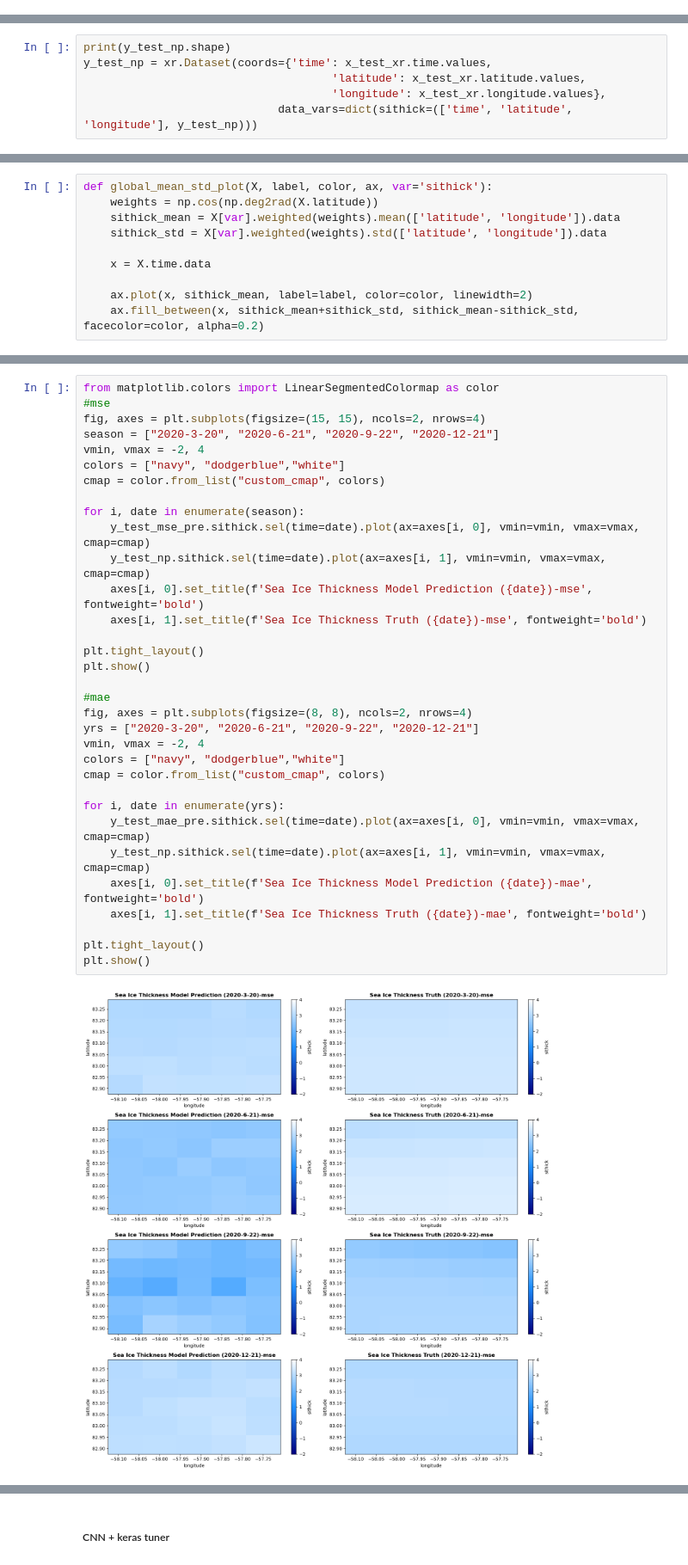
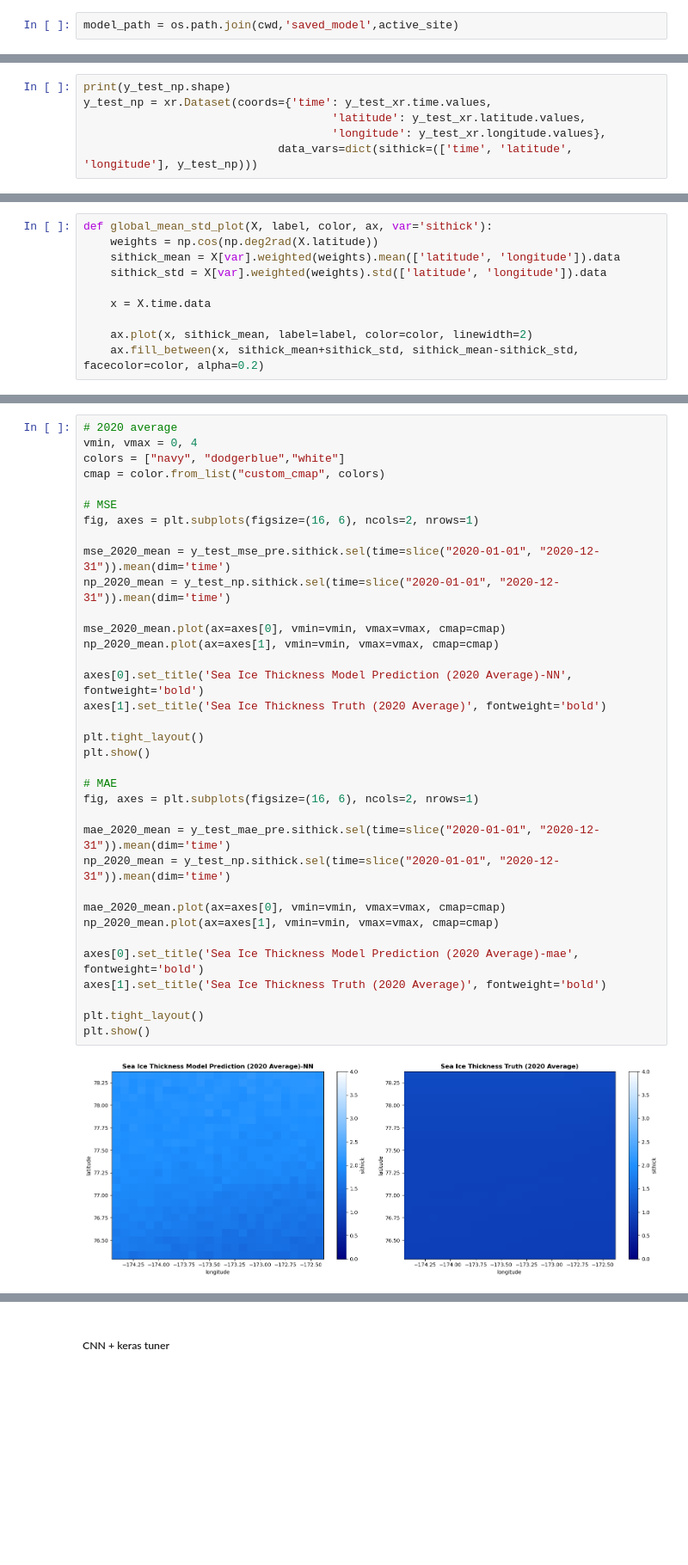
Before and after one commit to tmkel/EAEE4000_MLProject, a Jupyter notebook: Final Project_bering_strait.ipynb, the cells around one changed output, grey strips where cells are left out. Shown at 86% size. Cells and saved outputs as stored; diff of their text form; blank space fills up the shorter version.

```diff
--- a/Final Project_bering_strait.ipynb
+++ b/Final Project_bering_strait.ipynb
@@ -904,4 +695,6 @@ model_top2.save(os.path.join(model_path,'CNN_LSTM_model_randomsearch_10trials_ra
 - CNN_LSTM + keras tuner
 # %% [markdown]
 ##### NN
+# %%
+model_path = os.path.join(cwd,'saved_model',active_site)
 # %%
@@ -942,7 +732,7 @@ graph
 # %%
 print(y_test_np.shape)
-y_test_np = xr.Dataset(coords={'time': x_test_xr.time.values,
-                                     'latitude': x_test_xr.latitude.values,
-                                     'longitude': x_test_xr.longitude.values},
+y_test_np = xr.Dataset(coords={'time': y_test_xr.time.values,
+                                     'latitude': y_test_xr.latitude.values,
+                                     'longitude': y_test_xr.longitude.values},
                              data_vars=dict(sithick=(['time', 'latitude', 'longitude'], y_test_np)))
 # %% [output]
@@ -1009,35 +846,37 @@ plt.tight_layout()
 # %%
-from matplotlib.colors import LinearSegmentedColormap as color
-#mse
-fig, axes = plt.subplots(figsize=(15, 15), ncols=2, nrows=4)
-season = ["2020-3-20", "2020-6-21", "2020-9-22", "2020-12-21"]
-vmin, vmax = -2, 4
+# 2020 average
+vmin, vmax = 0, 4
 colors = ["navy", "dodgerblue","white"]
 cmap = color.from_list("custom_cmap", colors)
 
-for i, date in enumerate(season):
-    y_test_mse_pre.sithick.sel(time=date).plot(ax=axes[i, 0], vmin=vmin, vmax=vmax, cmap=cmap)
-    y_test_np.sithick.sel(time=date).plot(ax=axes[i, 1], vmin=vmin, vmax=vmax, cmap=cmap)
-    axes[i, 0].set_title(f'Sea Ice Thickness Model Prediction ({date})-mse', fontweight='bold')
-    axes[i, 1].set_title(f'Sea Ice Thickness Truth ({date})-mse', fontweight='bold')
+# MSE
+fig, axes = plt.subplots(figsize=(16, 6), ncols=2, nrows=1)
+
+mse_2020_mean = y_test_mse_pre.sithick.sel(time=slice("2020-01-01", "2020-12-31")).mean(dim='time')
+np_2020_mean = y_test_np.sithick.sel(time=slice("2020-01-01", "2020-12-31")).mean(dim='time')
+
+mse_2020_mean.plot(ax=axes[0], vmin=vmin, vmax=vmax, cmap=cmap)
+np_2020_mean.plot(ax=axes[1], vmin=vmin, vmax=vmax, cmap=cmap)
+
+axes[0].set_title('Sea Ice Thickness Model Prediction (2020 Average)-NN', fontweight='bold')
+axes[1].set_title('Sea Ice Thickness Truth (2020 Average)', fontweight='bold')
 
 plt.tight_layout()
 plt.show()
 
-#mae
-fig, axes = plt.subplots(figsize=(8, 8), ncols=2, nrows=4)
-yrs = ["2020-3-20", "2020-6-21", "2020-9-22", "2020-12-21"]
-vmin, vmax = -2, 4
-colors = ["navy", "dodgerblue","white"]
-cmap = color.from_list("custom_cmap", colors)
+# MAE
+fig, axes = plt.subplots(figsize=(16, 6), ncols=2, nrows=1)
 
-for i, date in enumerate(yrs):
-    y_test_mae_pre.sithick.sel(time=date).plot(ax=axes[i, 0], vmin=vmin, vmax=vmax, cmap=cmap)
-    y_test_np.sithick.sel(time=date).plot(ax=axes[i, 1], vmin=vmin, vmax=vmax, cmap=cmap)
-    axes[i, 0].set_title(f'Sea Ice Thickness Model Prediction ({date})-mae', fontweight='bold')
-    axes[i, 1].set_title(f'Sea Ice Thickness Truth ({date})-mae', fontweight='bold')
+mae_2020_mean = y_test_mae_pre.sithick.sel(time=slice("2020-01-01", "2020-12-31")).mean(dim='time')
+np_2020_mean = y_test_np.sithick.sel(time=slice("2020-01-01", "2020-12-31")).mean(dim='time')
+
+mae_2020_mean.plot(ax=axes[0], vmin=vmin, vmax=vmax, cmap=cmap)
+np_2020_mean.plot(ax=axes[1], vmin=vmin, vmax=vmax, cmap=cmap)
+
+axes[0].set_title('Sea Ice Thickness Model Prediction (2020 Average)-mae', fontweight='bold')
+axes[1].set_title('Sea Ice Thickness Truth (2020 Average)', fontweight='bold')
 
 plt.tight_layout()
 plt.show()
 # %% [output]
-[figure, old version]
+[figure, new version]
```
Also changed, not shown: parts of 63 cells of this notebook, 1 other file.
